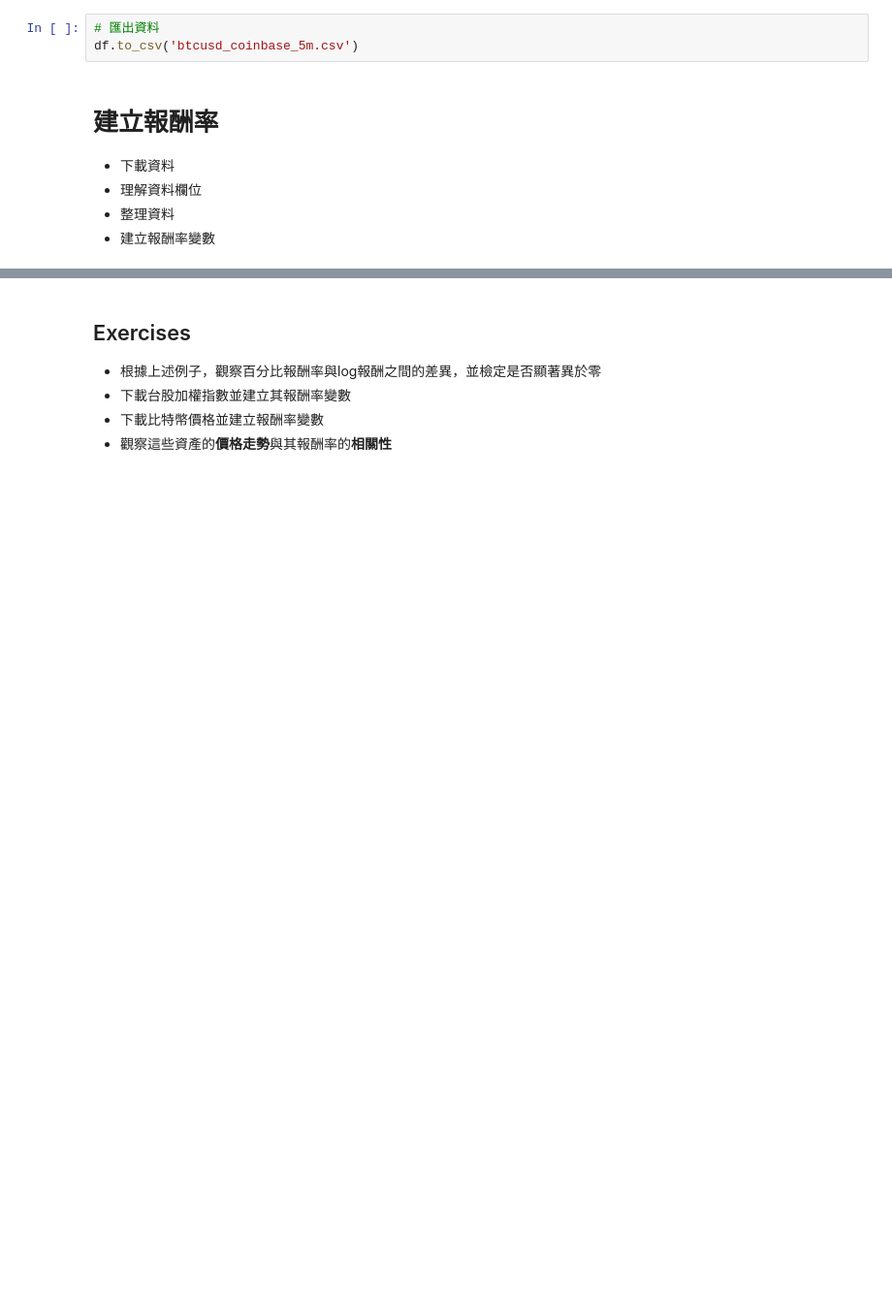
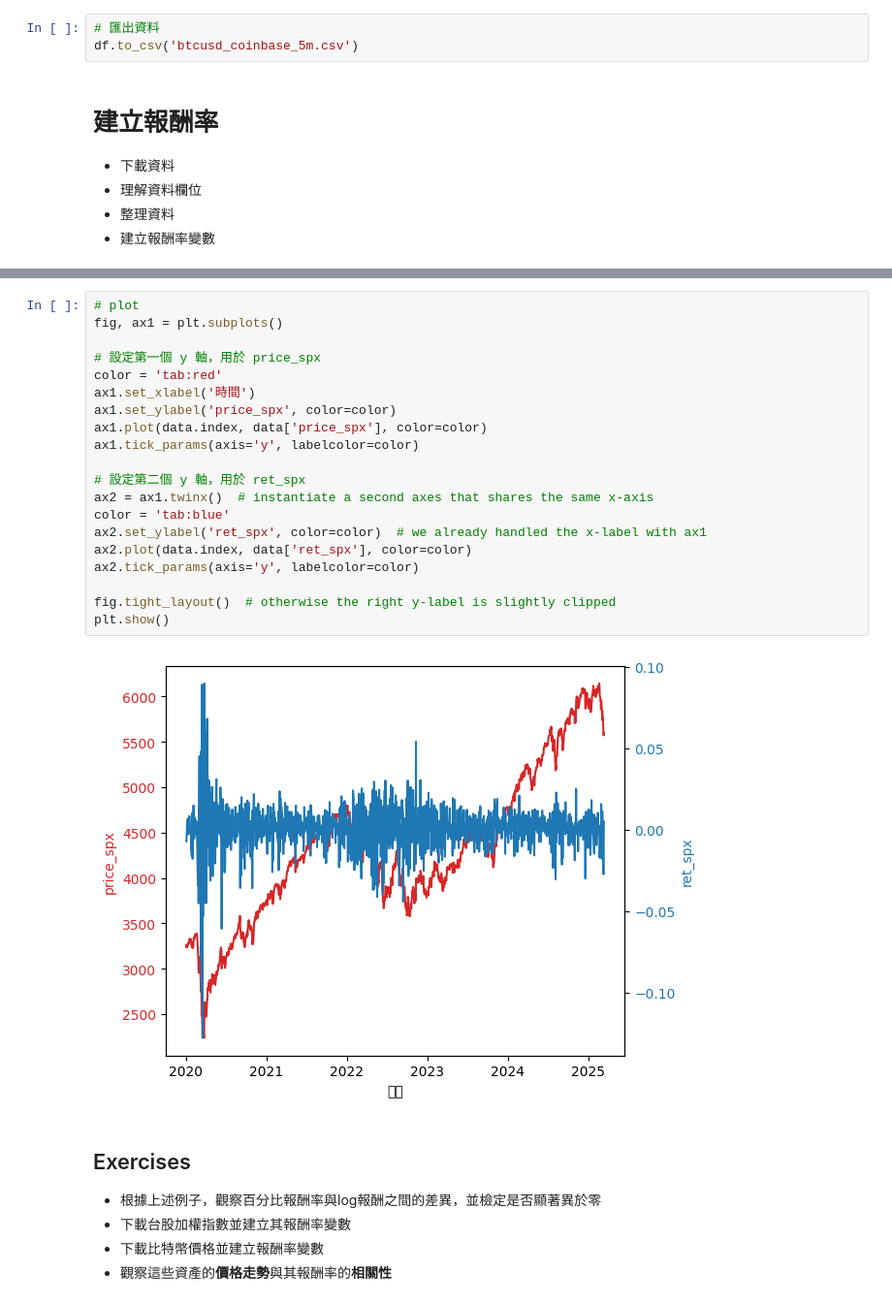
Before and after one commit to HackerJacky/TimeSeriesColab, a Jupyter notebook: ts_ch1_exercise.ipynb, the cells around one changed output, grey strips where cells are left out. Shown: that part at 97% size. Saved outputs shown, nothing was run; the diff lists cells and outputs as text; blank space fills up the shorter version.

```diff
--- a/ts_ch1_exercise.ipynb
+++ b/ts_ch1_exercise.ipynb
@@ -201,3 +215,25 @@ data.price_spx.plot()
+# %%
+# plot
+fig, ax1 = plt.subplots()
+
+# 設定第一個 y 軸，用於 price_spx
+color = 'tab:red'
+ax1.set_xlabel('時間')
+ax1.set_ylabel('price_spx', color=color)
+ax1.plot(data.index, data['price_spx'], color=color)
+ax1.tick_params(axis='y', labelcolor=color)
+
+# 設定第二個 y 軸，用於 ret_spx
+ax2 = ax1.twinx()  # instantiate a second axes that shares the same x-axis
+color = 'tab:blue'
+ax2.set_ylabel('ret_spx', color=color)  # we already handled the x-label with ax1
+ax2.plot(data.index, data['ret_spx'], color=color)
+ax2.tick_params(axis='y', labelcolor=color)
+
+fig.tight_layout()  # otherwise the right y-label is slightly clipped
+plt.show()
+# %% [output]
+[figure, added]
 # %% [markdown]
 ## Exercises
 - 根據上述例子，觀察百分比報酬率與log報酬之間的差異，並檢定是否顯著異於零
```
Also changed, not shown: parts of 17 cells of this notebook.
